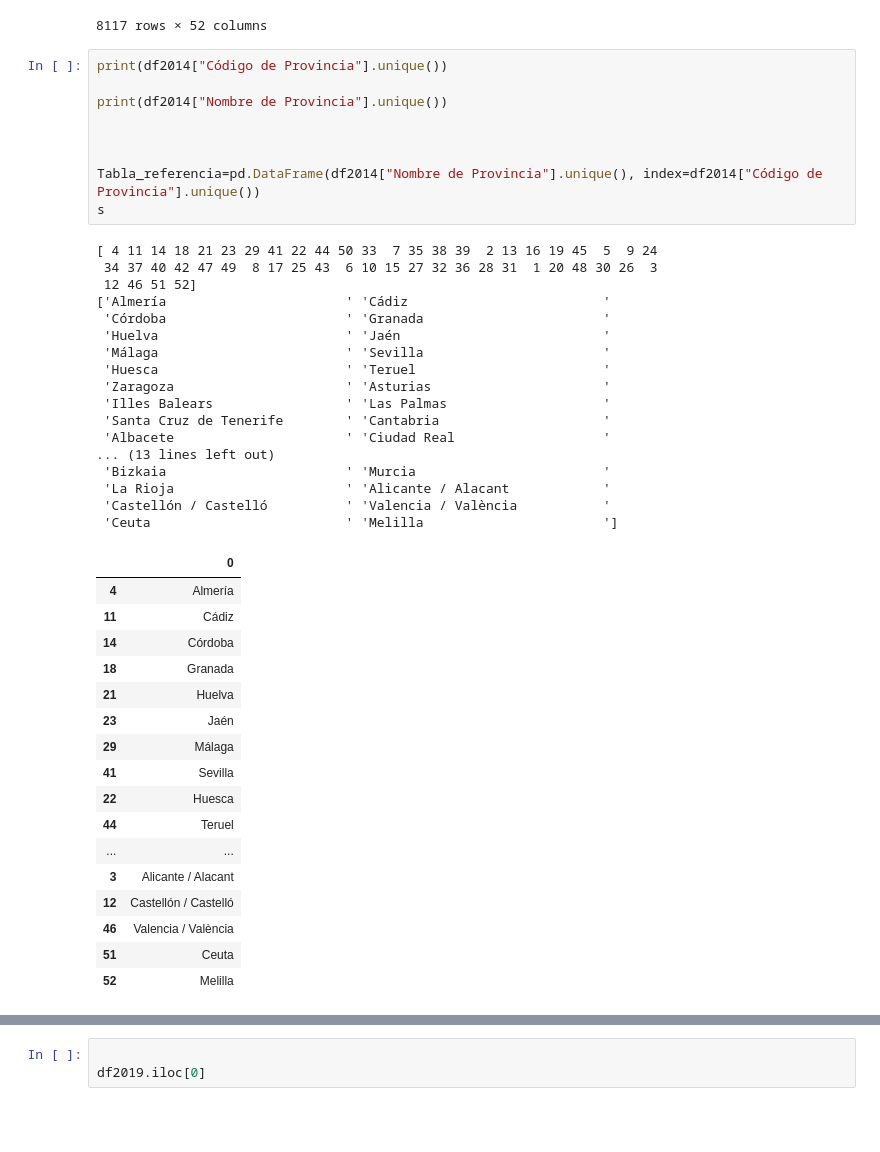
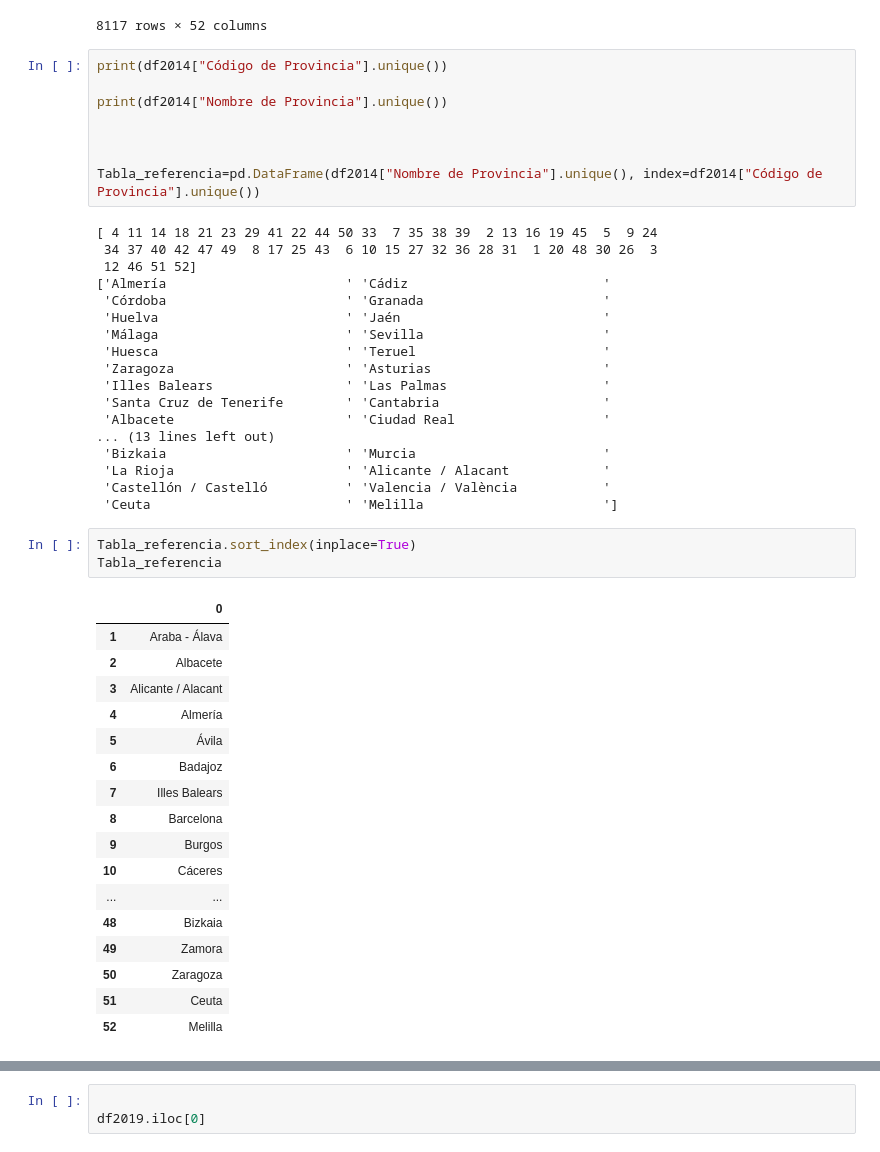
Before and after one commit to UnaiFam/PROYECTO-EUROPA, a Jupyter notebook: pruebas de csv a nacional.ipynb, the cells around one changed output, grey strips where cells are left out. Cells and saved outputs as stored; diff of their text form; blank space fills up the shorter version.

```diff
--- a/pruebas de csv a nacional.ipynb
+++ b/pruebas de csv a nacional.ipynb
@@ -229,7 +229,6 @@ print(df2014["Nombre de Provincia"].unique())
 
 
 Tabla_referencia=pd.DataFrame(df2014["Nombre de Provincia"].unique(), index=df2014["Código de Provincia"].unique())
-s
 # %% [output]
 [ 4 11 14 18 21 23 29 41 22 44 50 33  7 35 38 39  2 13 16 19 45  5  9 24
  34 37 40 42 47 49  8 17 25 43  6 10 15 27 32 36 28 31  1 20 48 30 26  3
@@ -248,22 +247,26 @@ s
  'La Rioja                      ' 'Alicante / Alacant            '
  'Castellón / Castelló          ' 'Valencia / València           '
  'Ceuta                         ' 'Melilla                       ']
-|  | 0 |
-| 4 | Almería |
-| 11 | Cádiz |
-| 14 | Córdoba |
-| 18 | Granada |
-| 21 | Huelva |
-| 23 | Jaén |
-| 29 | Málaga |
-| 41 | Sevilla |
-| 22 | Huesca |
-| 44 | Teruel |
-| ... | ... |
-| 3 | Alicante / Alacant |
-| 12 | Castellón / Castelló |
-| 46 | Valencia / València |
-| 51 | Ceuta |
-| 52 | Melilla |
+# %%
+Tabla_referencia.sort_index(inplace=True)
+Tabla_referencia
+# %% [output]
+|  | 0 |
+| 1 | Araba - Álava |
+| 2 | Albacete |
+| 3 | Alicante / Alacant |
+| 4 | Almería |
+| 5 | Ávila |
+| 6 | Badajoz |
+| 7 | Illes Balears |
+| 8 | Barcelona |
+| 9 | Burgos |
+| 10 | Cáceres |
+| ... | ... |
+| 48 | Bizkaia |
+| 49 | Zamora |
+| 50 | Zaragoza |
+| 51 | Ceuta |
+| 52 | Melilla |
 # %%
 df2014_agrupado=df2014.groupby("Código de Provincia", axis=0, ).sum()
```
Also changed, not shown: parts of 3 cells of this notebook.
